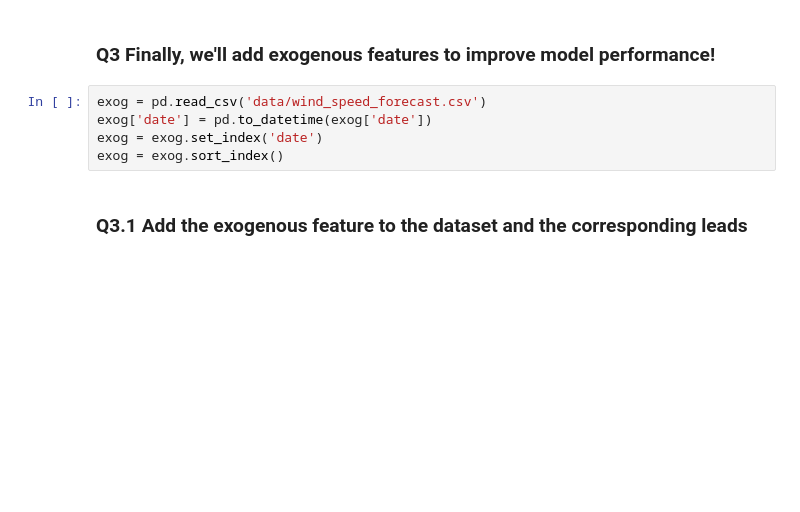
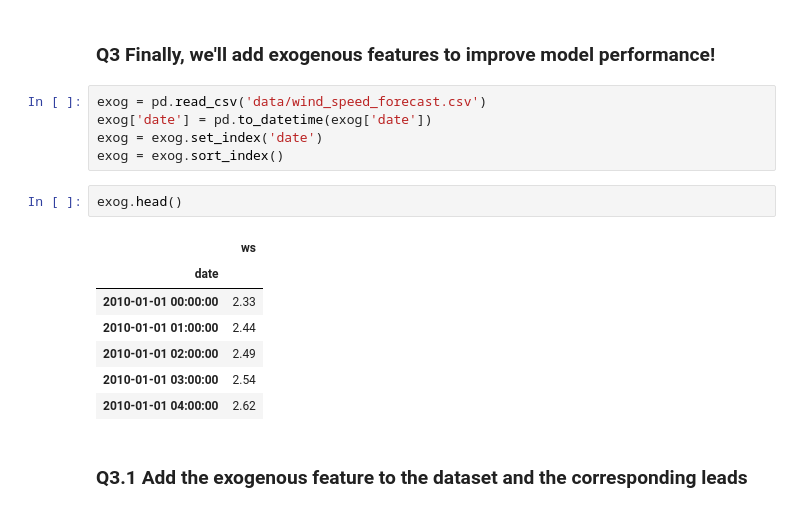
Before and after one commit to DarynaP/batch6-workspace, a Jupyter notebook: S03 - Time Series/BLU06 - Machine Learning for Time Series/Exercise notebook.ipynb, the cells around one changed output. Cells and saved outputs as stored; diff of their text form; blank space fills up the shorter version.

```diff
--- a/S03 - Time Series/BLU06 - Machine Learning for Time Series/Exercise notebook.ipynb
+++ b/S03 - Time Series/BLU06 - Machine Learning for Time Series/Exercise notebook.ipynb
@@ -250,6 +291,16 @@ exog = pd.read_csv('data/wind_speed_forecast.csv')
 exog['date'] = pd.to_datetime(exog['date'])
 exog = exog.set_index('date')
 exog = exog.sort_index()
+# %%
+exog.head()
+# %% [output]
+|  | ws |
+| date |  |
+| 2010-01-01 00:00:00 | 2.33 |
+| 2010-01-01 01:00:00 | 2.44 |
+| 2010-01-01 02:00:00 | 2.49 |
+| 2010-01-01 03:00:00 | 2.54 |
+| 2010-01-01 04:00:00 | 2.62 |
 # %% [markdown]
 ### Q3.1 Add the exogenous feature to the dataset and the corresponding leads
 # %%
```
Also changed, not shown: parts of 14 cells of this notebook.
